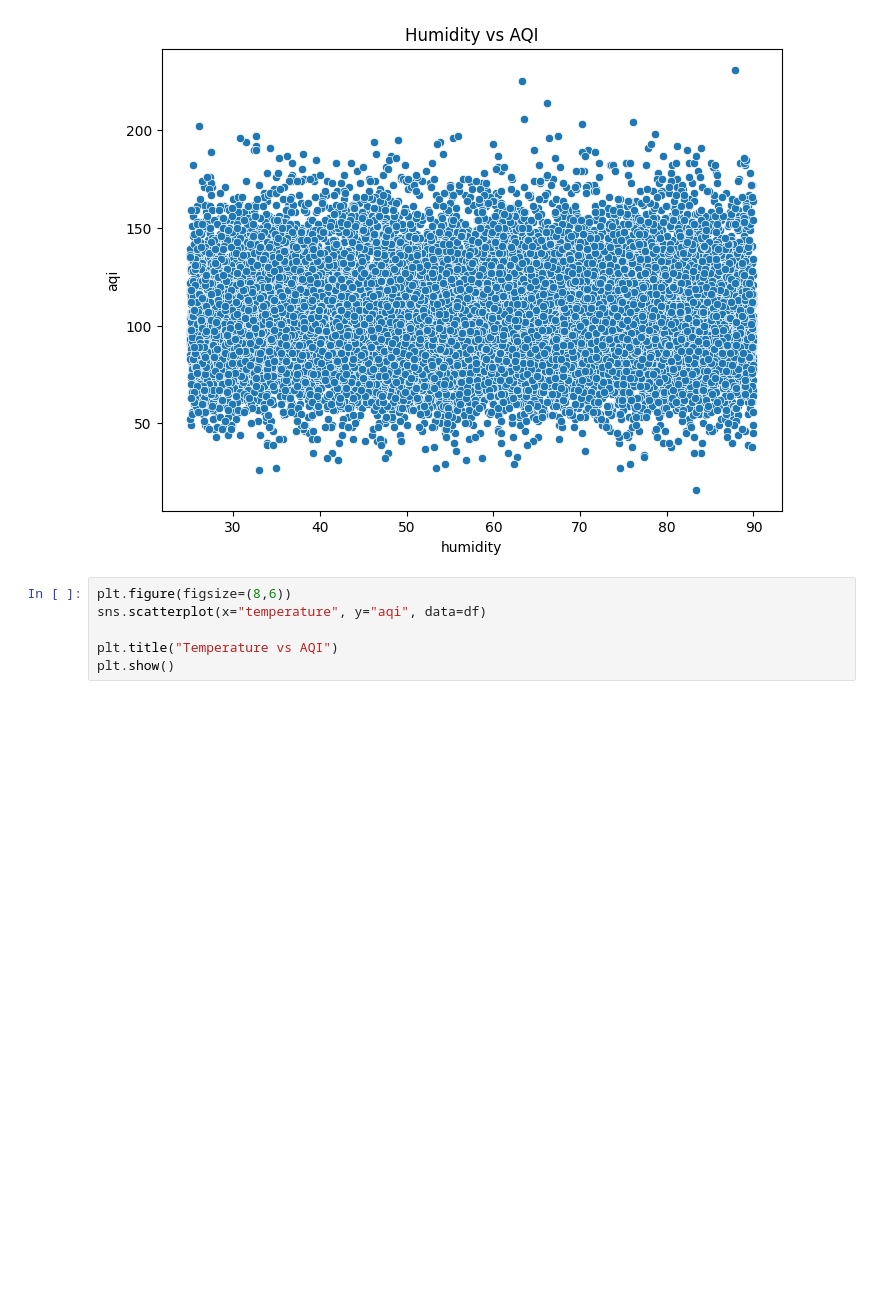
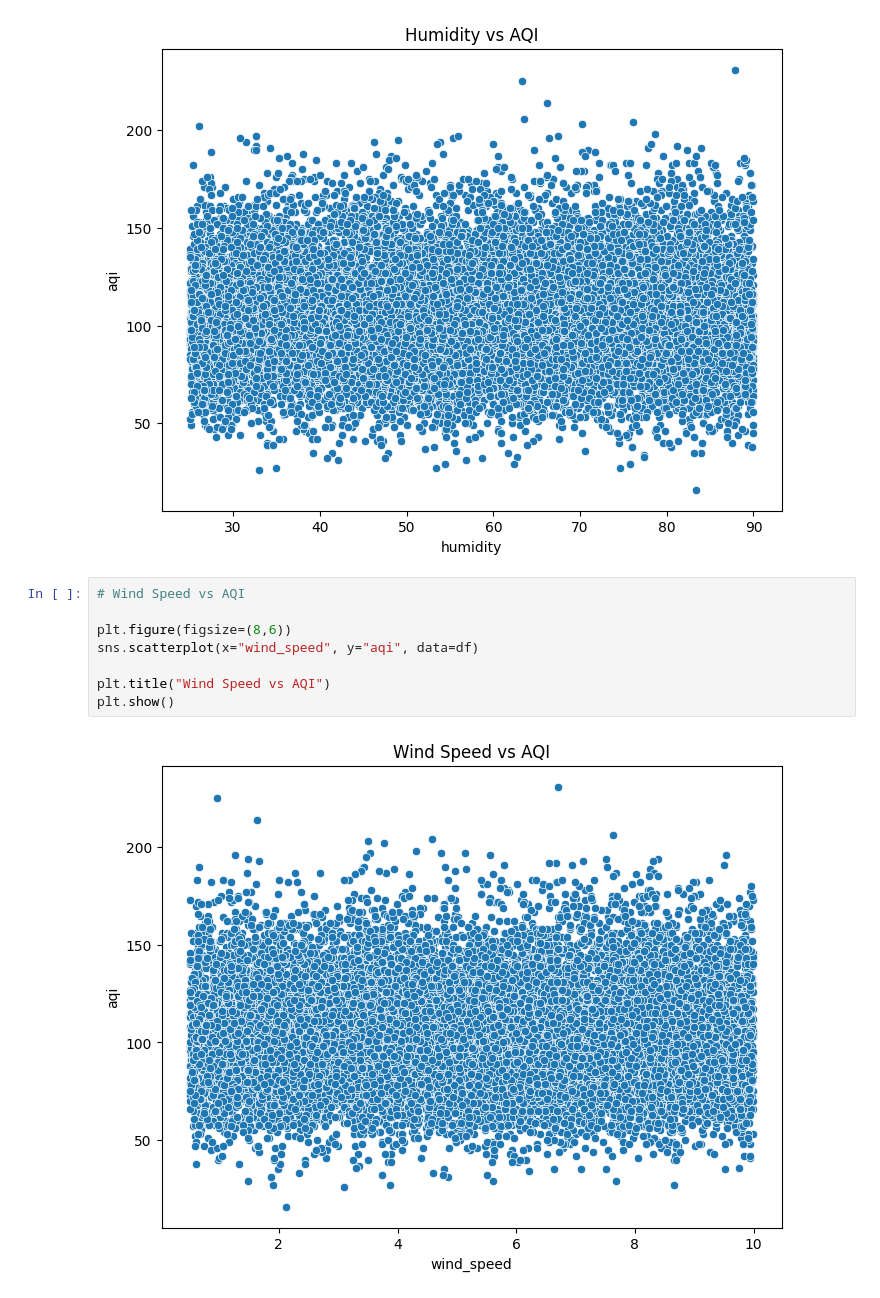
Before and after one commit to Vanshaj14Mohan/AirPulse-AI, a Jupyter notebook: Files/notebooks/eda.ipynb, the cells around one changed output. Saved outputs shown, nothing was run; the diff lists cells and outputs as text; blank space fills up the shorter version.

```diff
--- a/Files/notebooks/eda.ipynb
+++ b/Files/notebooks/eda.ipynb
@@ -375,8 +375,12 @@ plt.show()
 # %% [output]
 [figure]
 # %%
+# Wind Speed vs AQI
+
 plt.figure(figsize=(8,6))
-sns.scatterplot(x="temperature", y="aqi", data=df)
+sns.scatterplot(x="wind_speed", y="aqi", data=df)
 
-plt.title("Temperature vs AQI")
+plt.title("Wind Speed vs AQI")
 plt.show()
+# %% [output]
+[figure, added]
```
